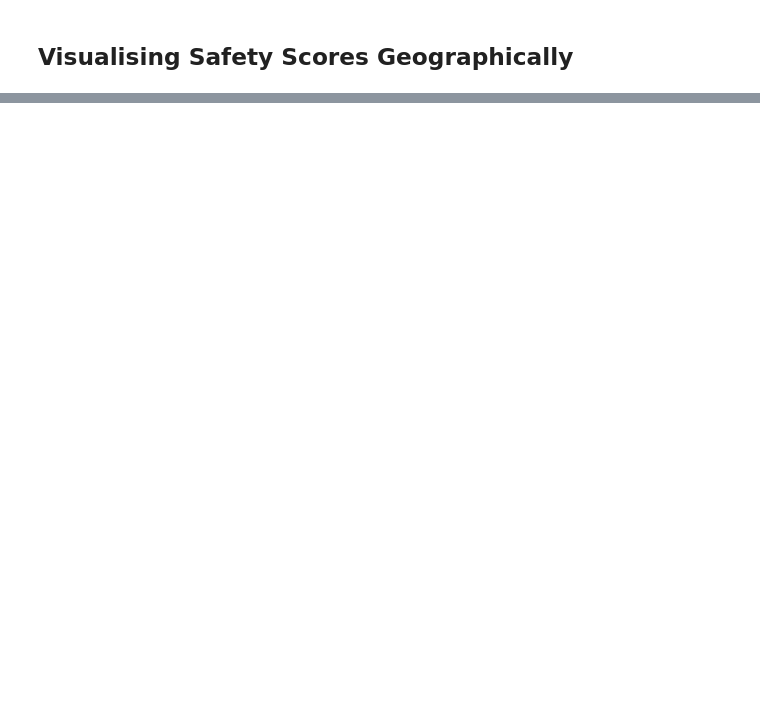
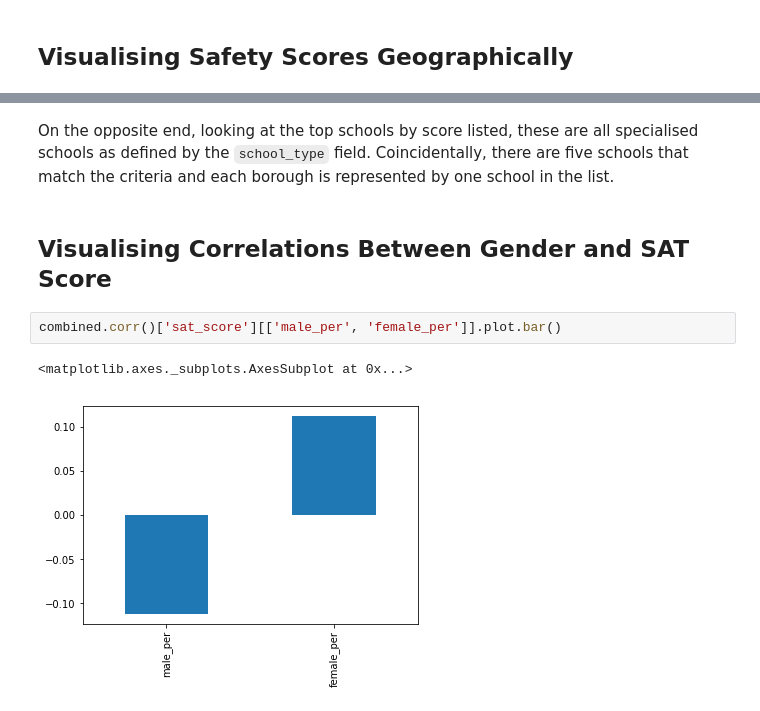
Before and after one commit to edwinfl49/nyc-hs-analysis, a Jupyter notebook: Analyzing NYC High School Data - Dataquest.io Guided Project 2-4-4.ipynb, the cells around one changed output, grey strips where cells are left out. Cells and saved outputs as stored; diff of their text form; blank space fills up the shorter version.

```diff
--- a/Analyzing NYC High School Data - Dataquest.io Guided Project 2-4-4.ipynb
+++ b/Analyzing NYC High School Data - Dataquest.io Guided Project 2-4-4.ipynb
@@ -191,0 +289,9 @@ There appears to be a positive correlation between safety score and SAT score, a
+# %% [markdown]
+On the opposite end, looking at the top schools by score listed, these are all specialised schools as defined by the `school_type` field. Coincidentally, there are five schools that match the criteria and each borough is represented by one school in the list.
+# %% [markdown]
+## Visualising Correlations Between Gender and SAT Score
+# %%
+combined.corr()['sat_score'][['male_per', 'female_per']].plot.bar()
+# %% [output]
+<matplotlib.axes._subplots.AxesSubplot at 0x...>
+[figure, added]
```
Also changed, not shown: parts of 26 cells of this notebook, 10 other files.
